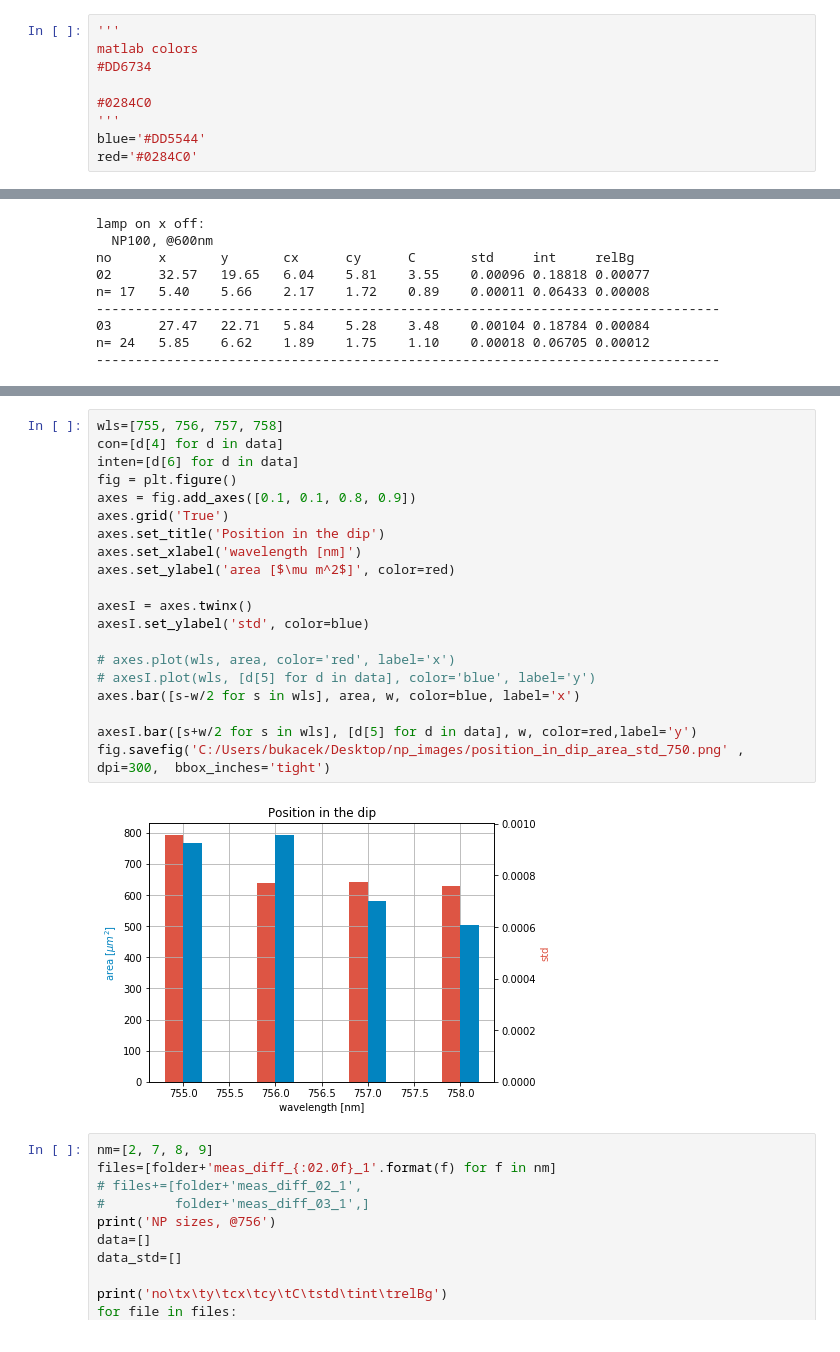
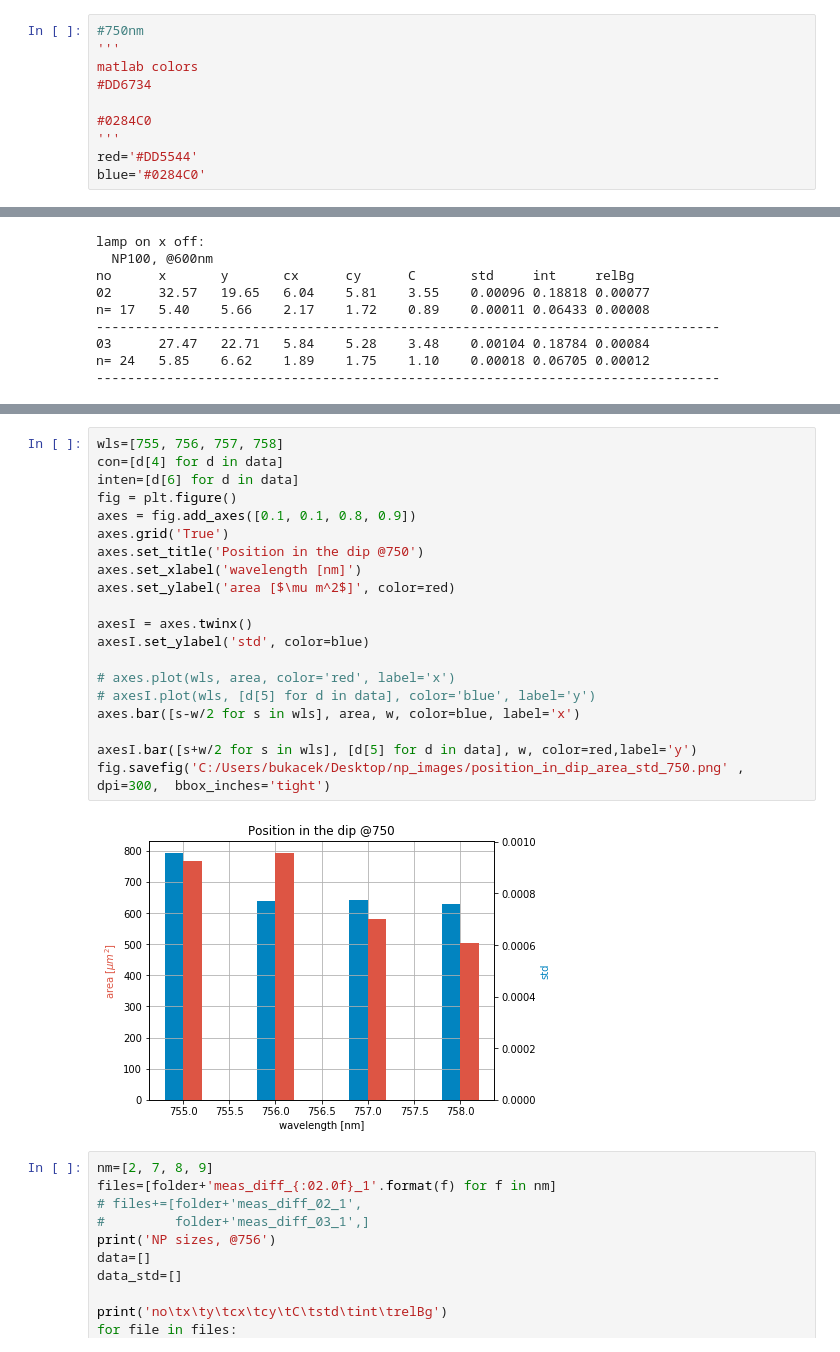
Before and after one commit to Yennda/spr_microscopy, a Jupyter notebook: jup_np_B6.ipynb, the cells around one changed output, grey strips where cells are left out. Drawn from its saved outputs; the diff is of its cells as text.

```diff
--- a/jup_np_B6.ipynb
+++ b/jup_np_B6.ipynb
@@ -3,14 +3,15 @@ import numpy as np
 import matplotlib.pyplot as plt
 import np_info_analysis as na
 # %%
+#750nm
 '''
 matlab colors
 #DD6734
 
 #0284C0
 '''
-blue='#DD5544'
-red='#0284C0'
+red='#DD5544'
+blue='#0284C0'
 # %%
 main_folder='C:/SPRUP_data_Jenda/2019_03_13_Jenda_microscopy/'
 folder=main_folder+'19_05_09_B6/export_np/'
@@ -115,25 +115,25 @@ axes.plot([s-w/2 for s in wls], background, color=red, label='x')
 # %%
 wls=[755, 756, 757, 758]
 con=[d[4] for d in data]
 inten=[d[6] for d in data]
 fig = plt.figure()
 axes = fig.add_axes([0.1, 0.1, 0.8, 0.9])
 axes.grid('True')
-axes.set_title('Position in the dip')
+axes.set_title('Position in the dip @750')
 axes.set_xlabel('wavelength [nm]')
 axes.set_ylabel('area [$\mu m^2$]', color=red)
 
 axesI = axes.twinx()
 axesI.set_ylabel('std', color=blue)
 
 # axes.plot(wls, area, color='red', label='x')
 # axesI.plot(wls, [d[5] for d in data], color='blue', label='y')
 axes.bar([s-w/2 for s in wls], area, w, color=blue, label='x')
 
 axesI.bar([s+w/2 for s in wls], [d[5] for d in data], w, color=red,label='y')
 fig.savefig('C:/Users/bukacek/Desktop/np_images/position_in_dip_area_std_750.png' , dpi=300,  bbox_inches='tight')
 # %% [output]
-[figure, old version]
+[figure, new version]
 # %%
 nm=[2, 7, 8, 9]
 files=[folder+'meas_diff_{:02.0f}_1'.format(f) for f in nm]
```
Also changed, not shown: parts of 4 cells of this notebook, 4 other files.
